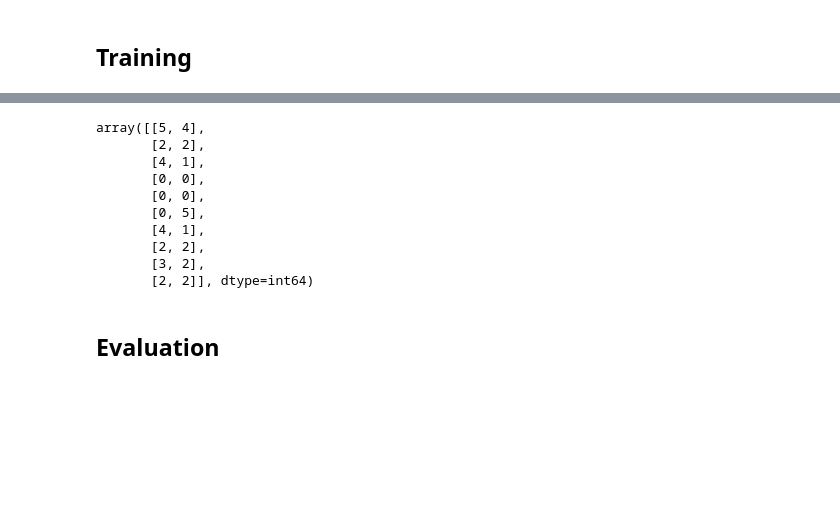
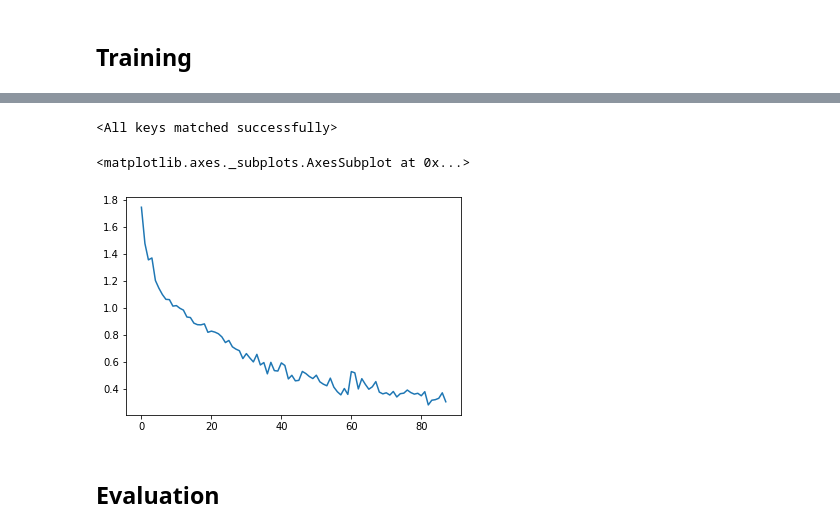
Before and after one commit to adrian-lison/gnn-community-detection, a Jupyter notebook: Notebooks/GCN.ipynb, the cells around one changed output, grey strips where cells are left out. Drawn from its saved outputs; the diff is of its cells as text; code cells hidden in the pictures; blank space fills up the shorter version.

```diff
--- a/Notebooks/GCN.ipynb
+++ b/Notebooks/GCN.ipynb
@@ -199,21 +181,13 @@ Epoch 00225 | Loss 2.3612 | Train.Rand 0.1812 | Valid.Rand 0.1209 | Time(s) 0.27
-# %%
-# Visualise predictions
-net.eval() # Set net to evaluation mode (deactivates dropout)
-final_prediction = net(g, features).detach()
-a = np.transpose(np.vstack([final_prediction[mask].numpy().argmax(axis=1),labels[mask].numpy()]))
-a[a[:,0].argsort()][np.random.choice(range(a.shape[0]),size=10)]
-# as can be seen, the net predicts other labels, but gets the clusters right :)
-# %% [output]
-array([[5, 4],
-       [2, 2],
-       [4, 1],
-       [0, 0],
-       [0, 0],
-       [0, 5],
-       [4, 1],
-       [2, 2],
-       [3, 2],
-       [2, 2]], dtype=int64)
+# %%
+net.load_state_dict(current_best_params)
+# %% [output]
+<All keys matched successfully>
+# %%
+import seaborn as sns
+sns.lineplot(x=range(len(loss_ev)), y=loss_ev)
+# %% [output]
+<matplotlib.axes._subplots.AxesSubplot at 0x...>
+[figure, added]
 # %% [markdown]
 ## Evaluation
 # %%
```
Also changed, not shown: parts of 15 cells of this notebook.
